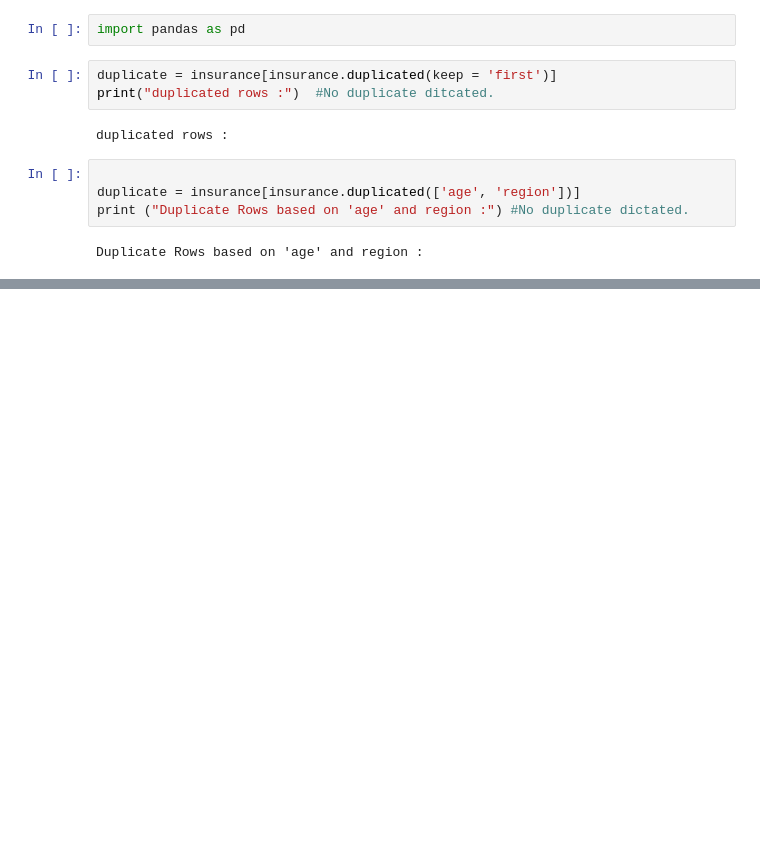
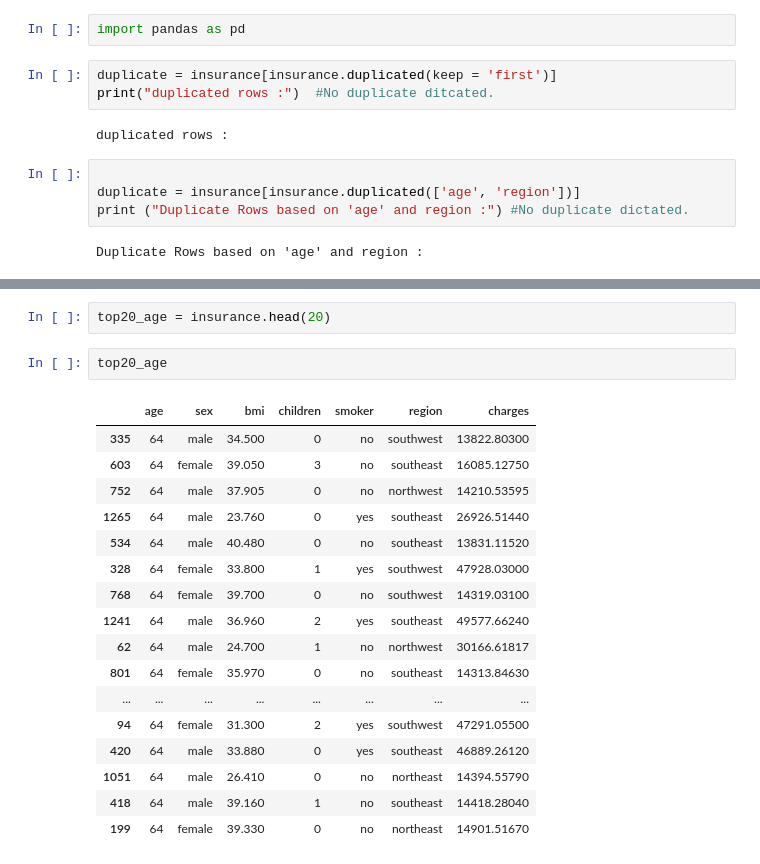
Before and after one commit to QuinAmii/-content-Queen-Echerenwa-Data-Science-Assignment, a Jupyter notebook: Data_Science_Project.ipynb, the cells around one changed output, grey strips where cells are left out. Cells and saved outputs as stored; diff of their text form; blank space fills up the shorter version.

```diff
--- a/Data_Science_Project.ipynb
+++ b/Data_Science_Project.ipynb
@@ -122,3 +126,25 @@ ranked.head
 648    18    male  28.500         0     no  northeast   1712.22700
 
 [1338 rows x 7 columns]>
+# %%
+top20_age = insurance.head(20)
+# %%
+top20_age
+# %% [output]
+|  | age | sex | bmi | children | smoker | region | charges |
+| 335 | 64 | male | 34.500 | 0 | no | southwest | 13822.80300 |
+| 603 | 64 | female | 39.050 | 3 | no | southeast | 16085.12750 |
+| 752 | 64 | male | 37.905 | 0 | no | northwest | 14210.53595 |
+| 1265 | 64 | male | 23.760 | 0 | yes | southeast | 26926.51440 |
+| 534 | 64 | male | 40.480 | 0 | no | southeast | 13831.11520 |
+| 328 | 64 | female | 33.800 | 1 | yes | southwest | 47928.03000 |
+| 768 | 64 | female | 39.700 | 0 | no | southwest | 14319.03100 |
+| 1241 | 64 | male | 36.960 | 2 | yes | southeast | 49577.66240 |
+| 62 | 64 | male | 24.700 | 1 | no | northwest | 30166.61817 |
+| 801 | 64 | female | 35.970 | 0 | no | southeast | 14313.84630 |
+| ... | ... | ... | ... | ... | ... | ... | ... |
+| 94 | 64 | female | 31.300 | 2 | yes | southwest | 47291.05500 |
+| 420 | 64 | male | 33.880 | 0 | yes | southeast | 46889.26120 |
+| 1051 | 64 | male | 26.410 | 0 | no | northeast | 14394.55790 |
+| 418 | 64 | male | 39.160 | 1 | no | southeast | 14418.28040 |
+| 199 | 64 | female | 39.330 | 0 | no | northeast | 14901.51670 |
```
Also changed, not shown: parts of 7 cells of this notebook.
